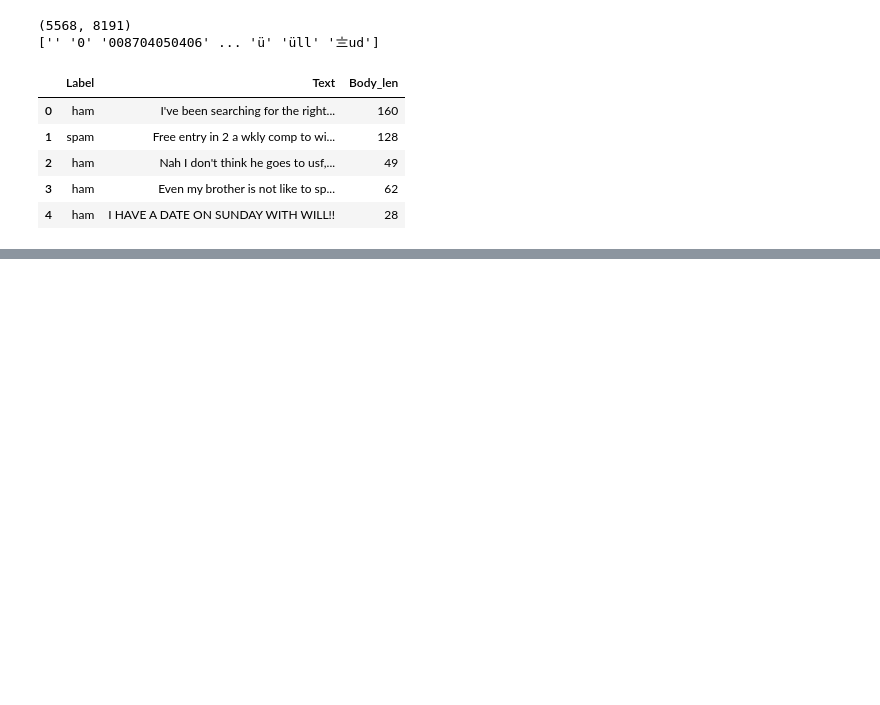
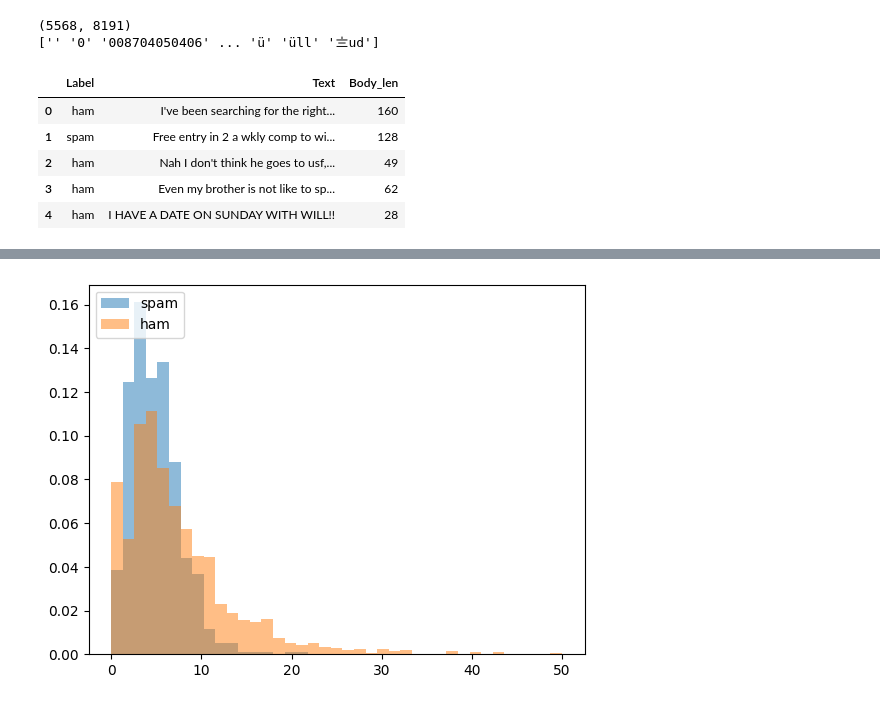
Before and after one commit to R-aTuL/NLTK, a Jupyter notebook: SMS.ipynb, the cells around one changed output, grey strips where cells are left out. Drawn from its saved outputs; the diff is of its cells as text; code cells hidden in the pictures; blank space fills up the shorter version.

```diff
--- a/SMS.ipynb
+++ b/SMS.ipynb
@@ -493,0 +515,9 @@ data_3.head()
+# %%
+bins = np.linspace(0,50,40)
+
+pyplot.hist(data_3[data_3['Label']=="spam"]['% Punctuation'],bins,density = True,alpha=0.5,label='spam')
+pyplot.hist(data_3[data_3['Label']=="ham"]['% Punctuation'],bins,density = True,alpha=0.5,label='ham')
+pyplot.legend(loc='upper left')
+pyplot.show()
+# %% [output]
+[figure, added]
```
Also changed, not shown: parts of 8 cells of this notebook.
